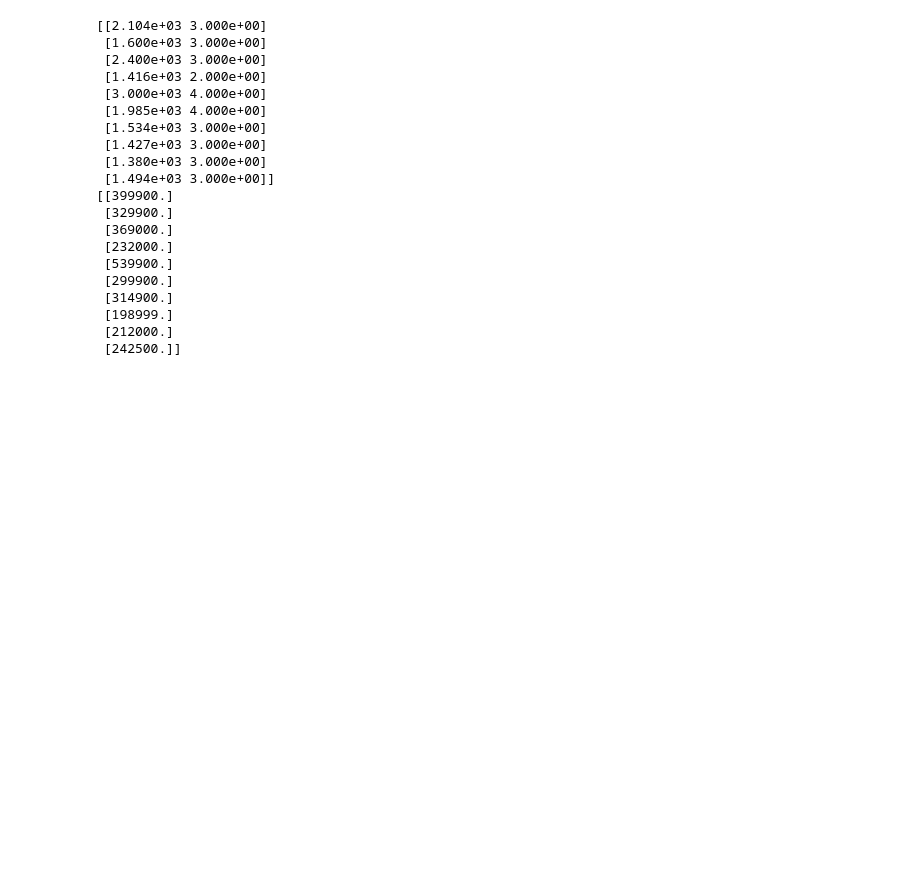
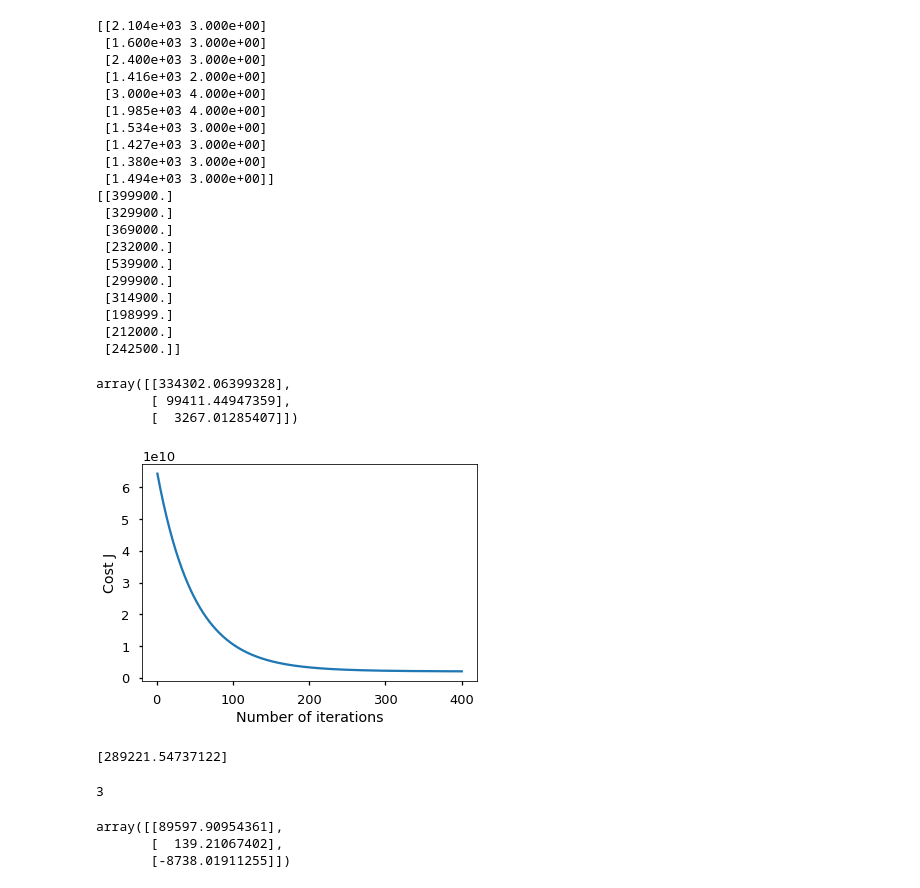
Before and after one commit to iamcuigang/ipy_sci, a Jupyter notebook: ML_AndrewNg/ex1.ipynb, the cells around one changed output. Cells and saved outputs as stored; diff of their text form; code cells hidden in the pictures; blank space fills up the shorter version.

```diff
--- a/ML_AndrewNg/ex1.ipynb
+++ b/ML_AndrewNg/ex1.ipynb
@@ -122,3 +122,41 @@ print y[0:10]
  [198999.]
  [212000.]
  [242500.]]
+# %%
+def featureNormalize(X):
+    mu = np.mean(X, axis=0)
+    sigma = np.std(X, axis=0)
+    X_norm = (X-mu)/sigma
+    return X_norm, mu, sigma
+# %%
+X, mu, sigma = featureNormalize(X)
+X = X.reshape(m, -1)
+X = np.append(np.ones([m, 1]), X, axis=1)
+# %%
+alpha = 0.01
+num_iters = 400
+theta = np.zeros([3,1])
+theta, J_history = gradientDescent(X, y,
+            theta, alpha, num_iters)
+# %%
+theta
+# %% [output]
+array([[334302.06399328],
+       [ 99411.44947359],
+       [  3267.01285407]])
+# %%
+step = range(1, len(J_history)+1)
+plt.plot(step, J_history);
+plt.xlabel('Number of iterations');
+plt.ylabel('Cost J');
+# %% [output]
+[figure, added]
+# %%
+# Estimate the price of a 1650 sq-ft, 3 br house
+# use normalized's result
+xx = (np.array([1650, 3])-mu)/sigma
+xx1 = np.append([1], xx, axis=0)
+price1 = np.dot(xx1, theta)
+print price1
+# %% [output]
+[289221.54737122]
@@ -124,0 +169,4 @@ print y[0:10]
+# %%
+X.shape[1]
+# %% [output]
+3
@@ -124,0 +180,7 @@ print y[0:10]
+# %%
+theta = normalEqn(X, y).reshape(-1, 1)
+theta
+# %% [output]
+array([[89597.90954361],
+       [  139.21067402],
+       [-8738.01911255]])
```
Also changed, not shown: parts of 3 cells of this notebook.
